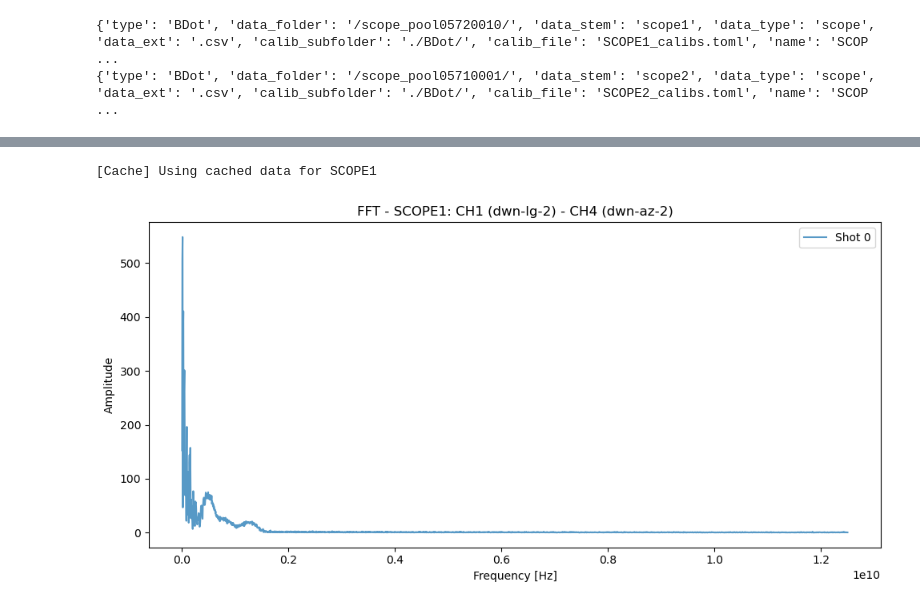
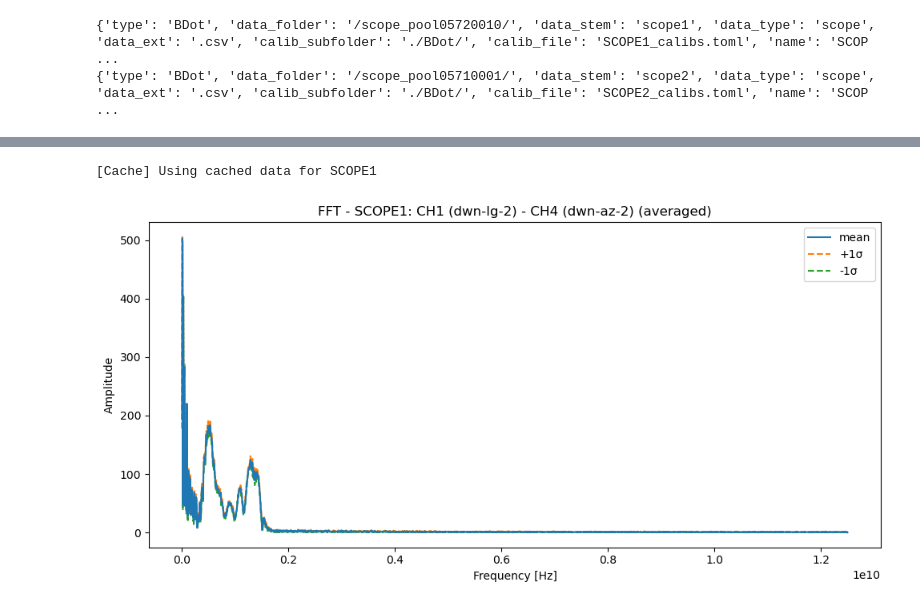
Before and after one commit to ELos385/Fireball_III_analysis, a Jupyter notebook: scripts/BDots/BDot_test.ipynb, the cells around one changed output, grey strips where cells are left out. Saved outputs shown, nothing was run; the diff lists cells and outputs as text; code cells hidden in the pictures.

```diff
--- a/scripts/BDots/BDot_test.ipynb
+++ b/scripts/BDots/BDot_test.ipynb
@@ -103,8 +124,8 @@ scope1.plot_scope(shot_dict, channels=['CH4', 'CH3'], average=True, show_error=F
-# %%
-scope1.plot_fft(shot_dict, subtract=('CH1', 'CH4'))
-# %% [output]
-[Cache] Using cached data for SCOPE1
-[figure, removed]
+# %%
+scope1.plot_scope(shot_dict, subtract=("CH1", "CH4"), fft=True, average = True)
+# %% [output]
+[Cache] Using cached data for SCOPE1
+[figure, added]
 # %%
 plot_cross_scope(scope1,
                 scope2,
```
Also changed, not shown: parts of 8 cells of this notebook, 1 other file.
